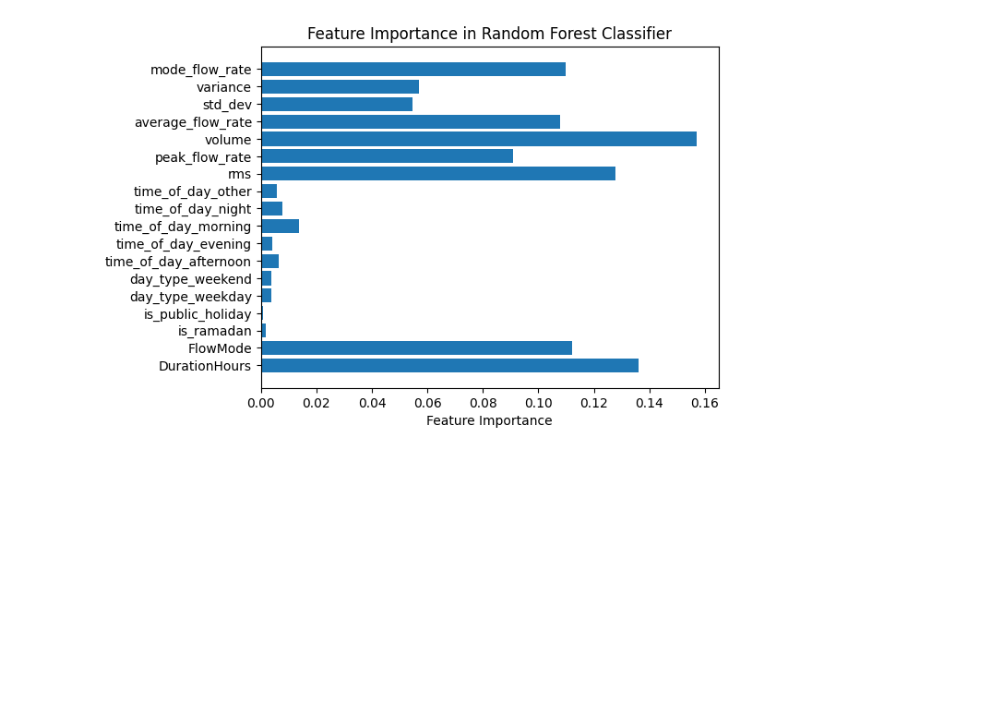
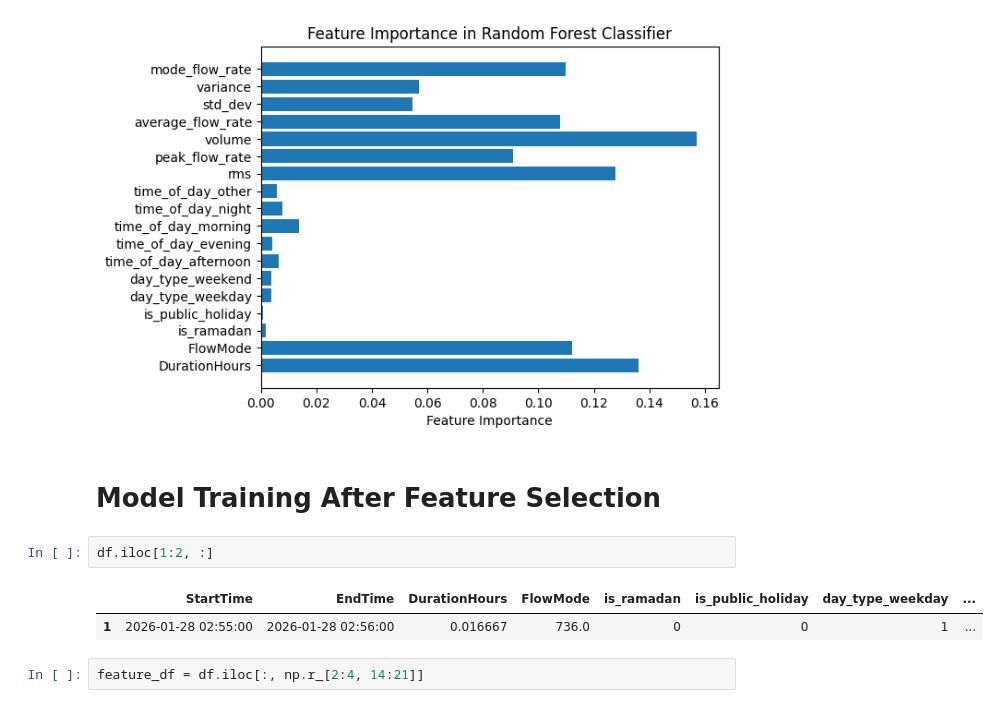
Before and after one commit to jahez07/learningAi, a Jupyter notebook: eventClassifier/randomForest.ipynb, the cells around one changed output. Saved outputs shown, nothing was run; the diff lists cells and outputs as text; blank space fills up the shorter version.

Commit message:
update: select features

```diff
--- a/eventClassifier/randomForest.ipynb
+++ b/eventClassifier/randomForest.ipynb
@@ -182,3 +190,12 @@ plt.title('Feature Importance in Random Forest Classifier')
 plt.show()
 # %% [output]
 [figure]
+# %% [markdown]
+# Model Training After Feature Selection
+# %%
+df.iloc[1:2, :]
+# %% [output]
+|  | StartTime | EndTime | DurationHours | FlowMode | is_ramadan | is_public_holiday | day_type_weekday | ... |
+| 1 | 2026-01-28 02:55:00 | 2026-01-28 02:56:00 | 0.016667 | 736.0 | 0 | 0 | 1 | ... |
+# %%
+feature_df = df.iloc[:, np.r_[2:4, 14:21]]
```
Also changed, not shown: parts of 23 cells of this notebook.
